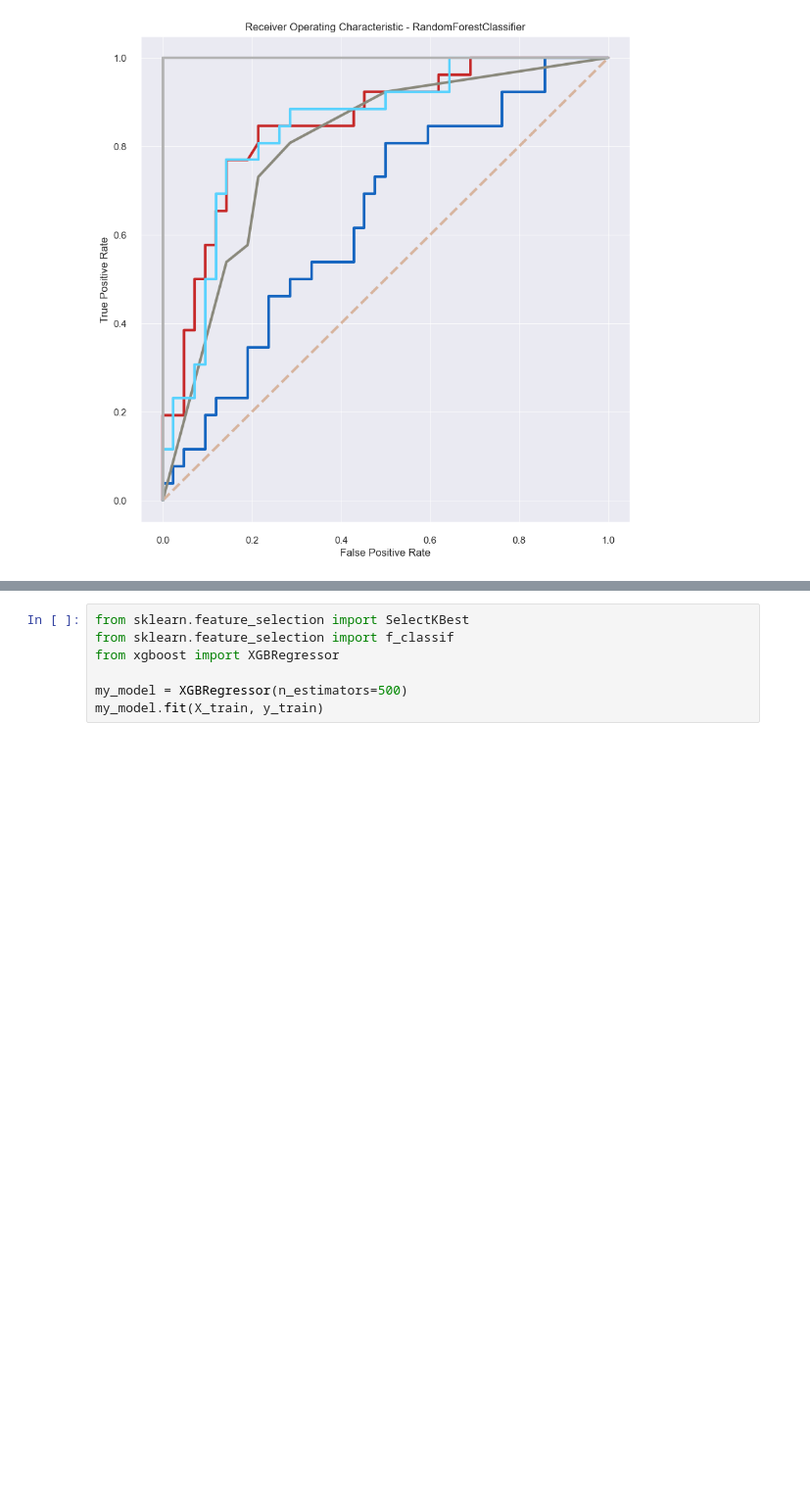
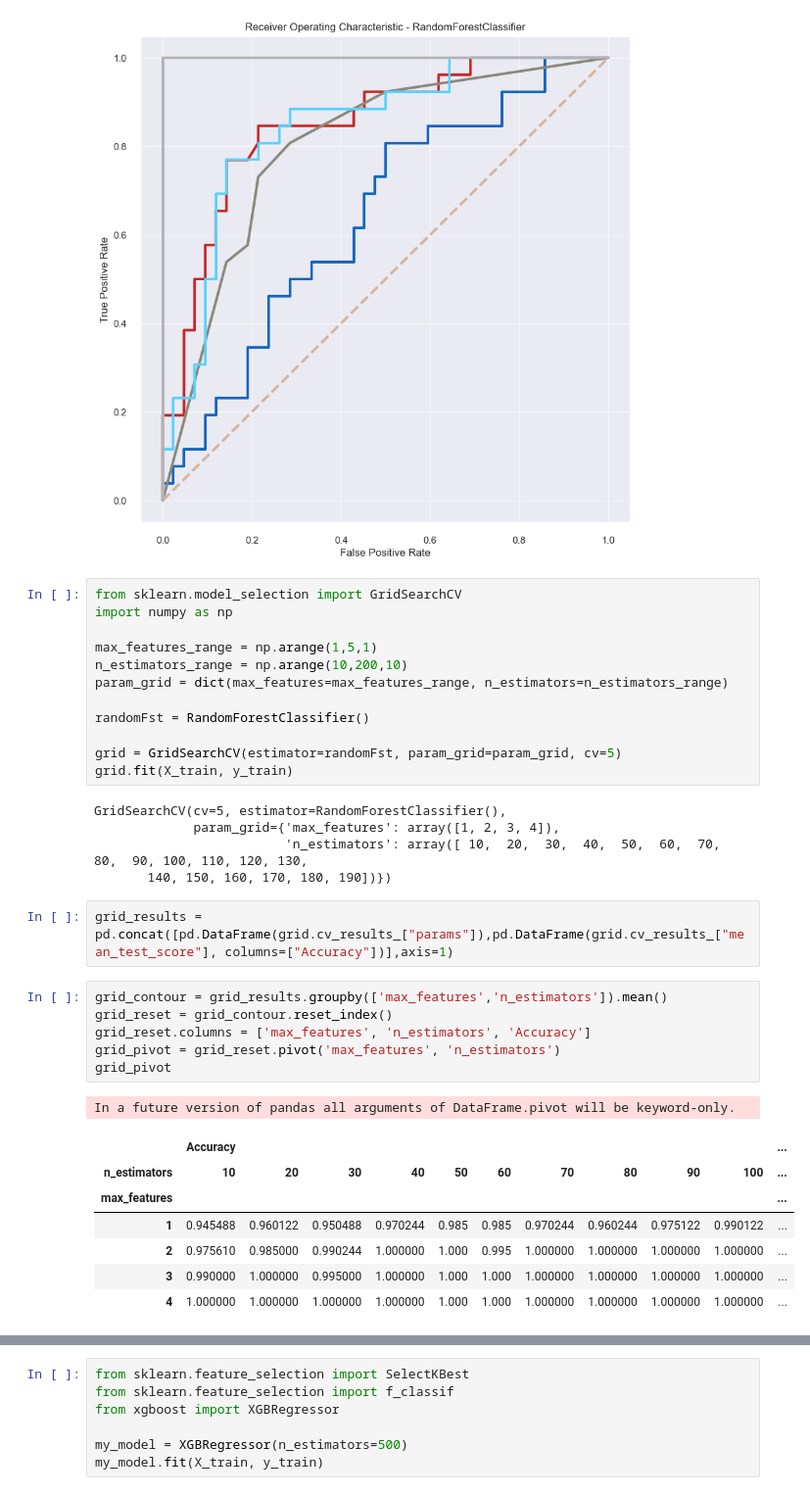
Before and after one commit to Jonathan-Monir/Heart-Disease-Prediction, a Jupyter notebook: Heart_Disease.ipynb, the cells around one changed output, grey strips where cells are left out. Shown at 98% size. Cells and saved outputs as stored; diff of their text form; blank space fills up the shorter version.

```diff
--- a/Heart_Disease.ipynb
+++ b/Heart_Disease.ipynb
@@ -1340,3 +1354,37 @@ plt.xlabel('False Positive Rate')
 plt.show()
 # %% [output]
 [figure]
+# %%
+from sklearn.model_selection import GridSearchCV
+import numpy as np
+
+max_features_range = np.arange(1,5,1)
+n_estimators_range = np.arange(10,200,10)
+param_grid = dict(max_features=max_features_range, n_estimators=n_estimators_range)
+
+randomFst = RandomForestClassifier()
+
+grid = GridSearchCV(estimator=randomFst, param_grid=param_grid, cv=5)
+grid.fit(X_train, y_train)
+# %% [output]
+GridSearchCV(cv=5, estimator=RandomForestClassifier(),
+             param_grid={'max_features': array([1, 2, 3, 4]),
+                         'n_estimators': array([ 10,  20,  30,  40,  50,  60,  70,  80,  90, 100, 110, 120, 130,
+       140, 150, 160, 170, 180, 190])})
+# %%
+grid_results = pd.concat([pd.DataFrame(grid.cv_results_["params"]),pd.DataFrame(grid.cv_results_["mean_test_score"], columns=["Accuracy"])],axis=1)
+# %%
+grid_contour = grid_results.groupby(['max_features','n_estimators']).mean()
+grid_reset = grid_contour.reset_index()
+grid_reset.columns = ['max_features', 'n_estimators', 'Accuracy']
+grid_pivot = grid_reset.pivot('max_features', 'n_estimators')
+grid_pivot
+# %% [output]
+In a future version of pandas all arguments of DataFrame.pivot will be keyword-only.
+|  | Accuracy |  |  |  |  |  |  |  |  |  | ... |
+| n_estimators | 10 | 20 | 30 | 40 | 50 | 60 | 70 | 80 | 90 | 100 | ... |
+| max_features |  |  |  |  |  |  |  |  |  |  | ... |
+| 1 | 0.945488 | 0.960122 | 0.950488 | 0.970244 | 0.985 | 0.985 | 0.970244 | 0.960244 | 0.975122 | 0.990122 | ... |
+| 2 | 0.975610 | 0.985000 | 0.990244 | 1.000000 | 1.000 | 0.995 | 1.000000 | 1.000000 | 1.000000 | 1.000000 | ... |
+| 3 | 0.990000 | 1.000000 | 0.995000 | 1.000000 | 1.000 | 1.000 | 1.000000 | 1.000000 | 1.000000 | 1.000000 | ... |
+| 4 | 1.000000 | 1.000000 | 1.000000 | 1.000000 | 1.000 | 1.000 | 1.000000 | 1.000000 | 1.000000 | 1.000000 | ... |
```
Also changed, not shown: parts of 27 cells of this notebook, 2 other files.
